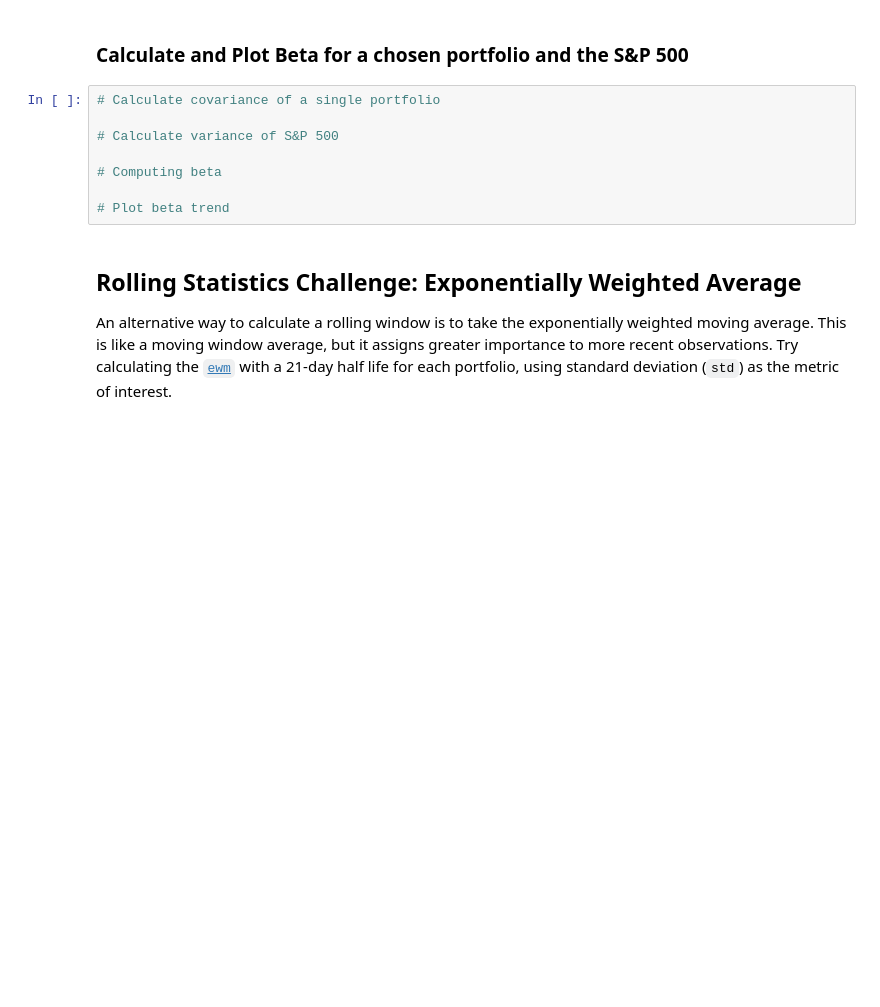
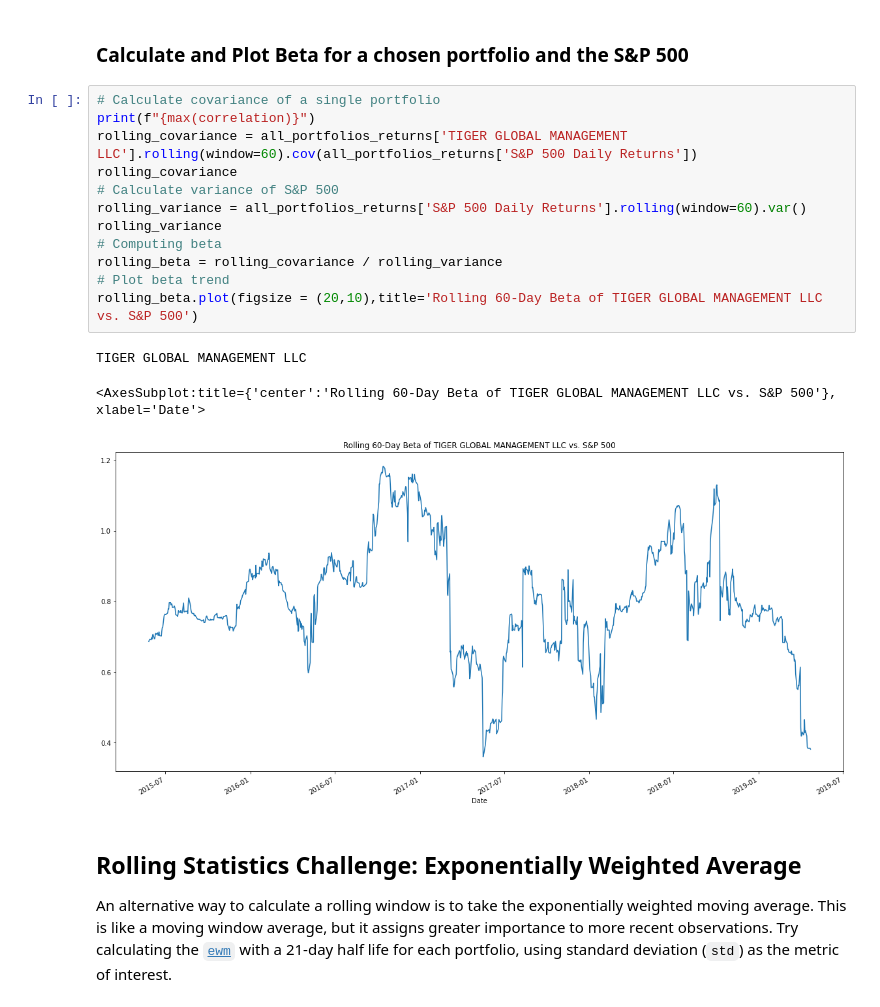
Before and after one commit to AkanSri/Rutgers-FinTech, a Jupyter notebook: 02-Homework/04-Pandas/Instructions/Starter_Code/whale_analysis.ipynb, the cells around one changed output. Drawn from its saved outputs; the diff is of its cells as text; blank space fills up the shorter version.

```diff
--- a/02-Homework/04-Pandas/Instructions/Starter_Code/whale_analysis.ipynb
+++ b/02-Homework/04-Pandas/Instructions/Starter_Code/whale_analysis.ipynb
@@ -321,13 +332,21 @@ Risk changes over time. Analyze the rolling statistics for Risk and Beta.
 # %% [markdown]
 ### Calculate and Plot Beta for a chosen portfolio and the S&P 500
-# %%
-# Calculate covariance of a single portfolio
-
-# Calculate variance of S&P 500
-
-# Computing beta
-
-# Plot beta trend
+# %%
+# Calculate covariance of a single portfolio
+print(f"{max(correlation)}")
+rolling_covariance = all_portfolios_returns['TIGER GLOBAL MANAGEMENT LLC'].rolling(window=60).cov(all_portfolios_returns['S&P 500 Daily Returns'])
+rolling_covariance
+# Calculate variance of S&P 500
+rolling_variance = all_portfolios_returns['S&P 500 Daily Returns'].rolling(window=60).var()
+rolling_variance
+# Computing beta
+rolling_beta = rolling_covariance / rolling_variance
+# Plot beta trend
+rolling_beta.plot(figsize = (20,10),title='Rolling 60-Day Beta of TIGER GLOBAL MANAGEMENT LLC vs. S&P 500')
+# %% [output]
+TIGER GLOBAL MANAGEMENT LLC
+<AxesSubplot:title={'center':'Rolling 60-Day Beta of TIGER GLOBAL MANAGEMENT LLC vs. S&P 500'}, xlabel='Date'>
+[figure, added]
 # %% [markdown]
 ## Rolling Statistics Challenge: Exponentially Weighted Average
 
```
Also changed, not shown: parts of 13 cells of this notebook.
